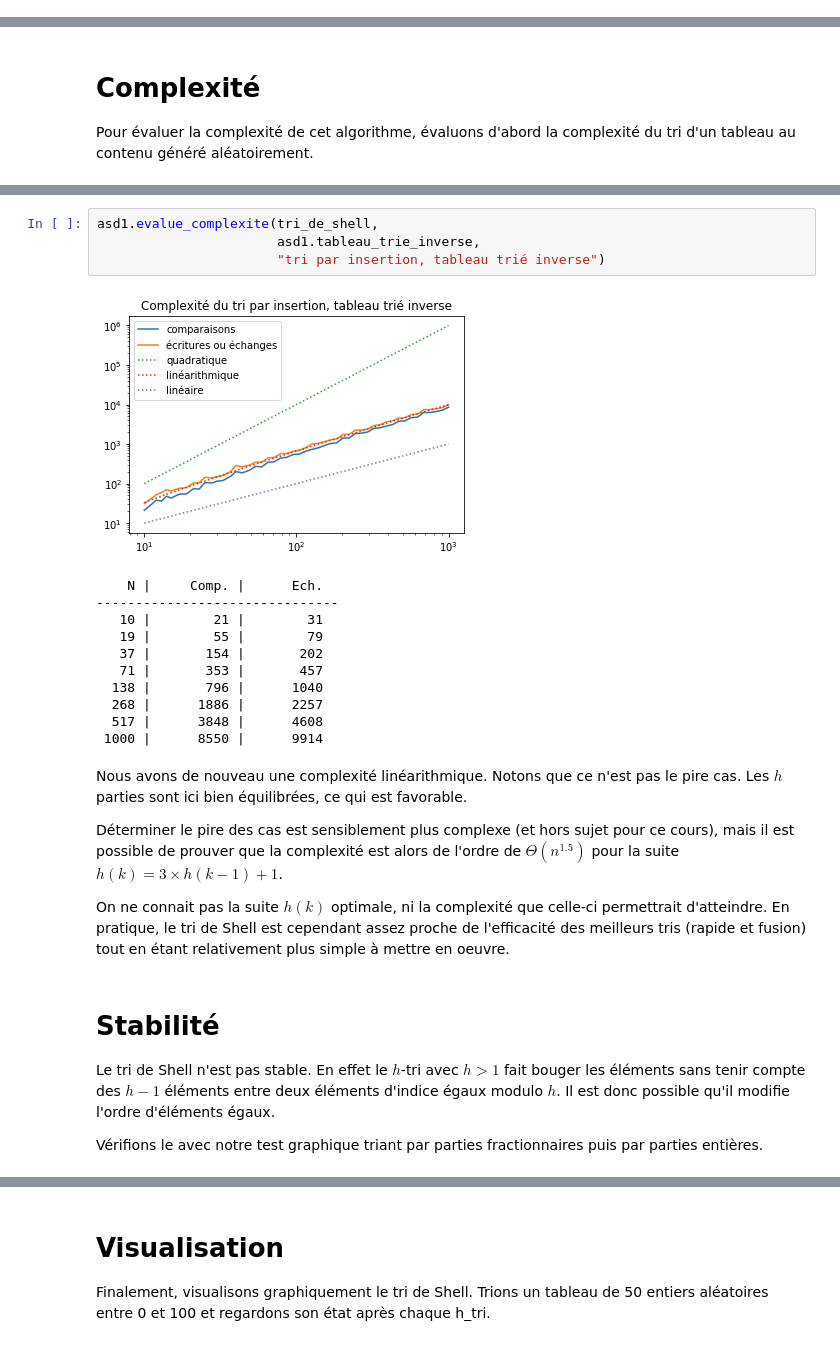
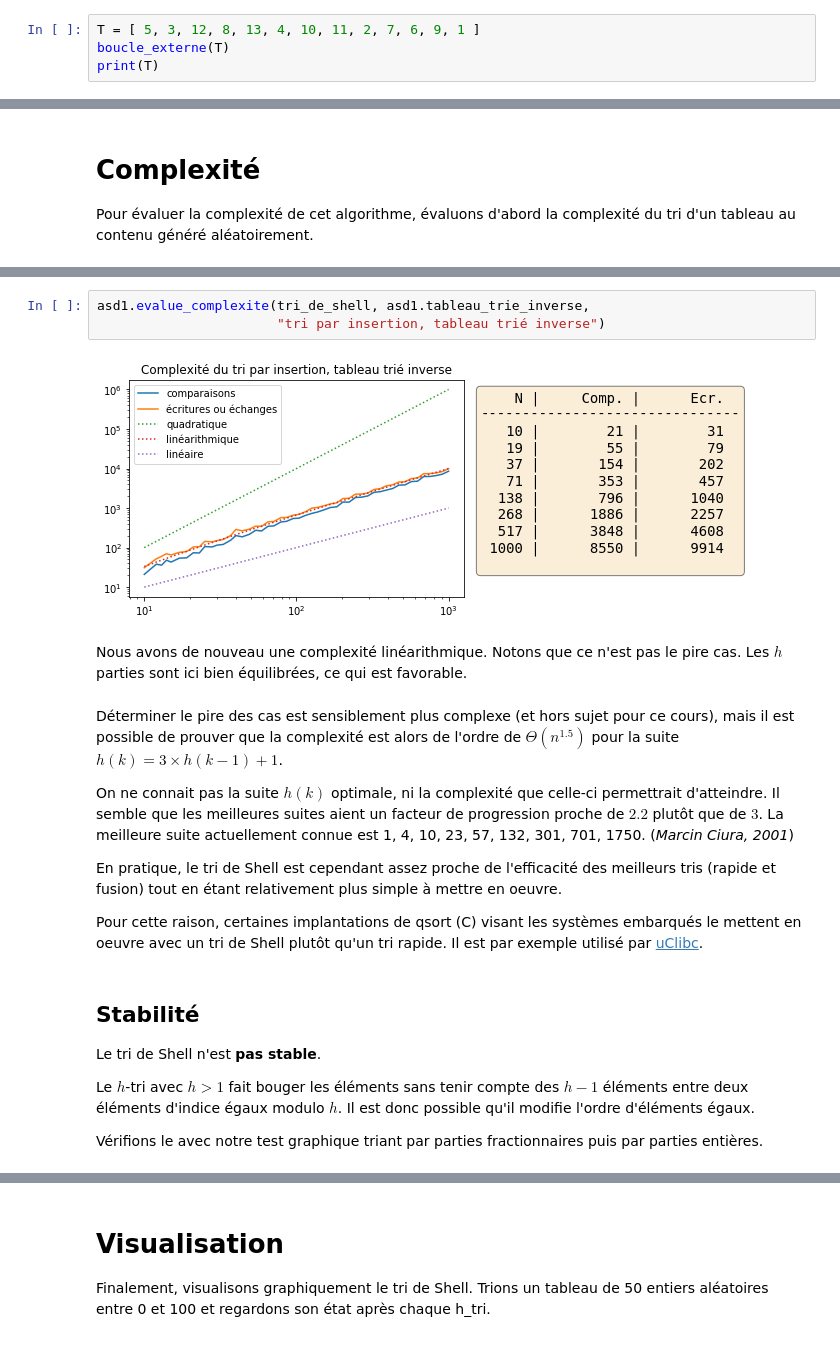
Before and after one commit to ocuisenaire/ASD1-notebooks, a Jupyter notebook: 3 - Tris/4 - Tri de Shell.ipynb, the cells around one changed output, grey strips where cells are left out. Cells and saved outputs as stored; diff of their text form.

```diff
--- a/3 - Tris/4 - Tri de Shell.ipynb
+++ b/3 - Tris/4 - Tri de Shell.ipynb
@@ -97,0 +89,4 @@ print(T)
+# %%
+T = [ 5, 3, 12, 8, 13, 4, 10, 11, 2, 7, 6, 9, 1 ]
+boucle_externe(T)
+print(T)
@@ -177,29 +153,24 @@ Observons maintenant le cas inverse d'une entrée triée à l'envers
 # %%
-asd1.evalue_complexite(tri_de_shell,
-                       asd1.tableau_trie_inverse,
+asd1.evalue_complexite(tri_de_shell, asd1.tableau_trie_inverse,
                        "tri par insertion, tableau trié inverse")
 # %% [output]
-[figure, old version]
+[figure, new version]
-    N |     Comp. |      Ech.
--------------------------------
-   10 |        21 |        31
-   19 |        55 |        79
-   37 |       154 |       202
-   71 |       353 |       457
-  138 |       796 |      1040
-  268 |      1886 |      2257
-  517 |      3848 |      4608
- 1000 |      8550 |      9914
+# %% [markdown]
+Nous avons de nouveau une complexité linéarithmique. Notons que ce n'est pas le pire cas. Les $h$ parties sont ici bien équilibrées, ce qui est favorable.
 # %% [markdown]
-Nous avons de nouveau une complexité linéarithmique. Notons que ce n'est pas le pire cas. Les $h$ parties sont ici bien équilibrées, ce qui est favorable.
-
 Déterminer le pire des cas est sensiblement plus complexe (et hors sujet pour ce cours), mais il est possible de prouver que la complexité est alors de l'ordre de $\Theta(n^{1.5})$ pour la suite $h(k) = 3 \times h(k-1)+1$.
 
-On ne connait pas la suite $h(k)$ optimale, ni la complexité que celle-ci permettrait d'atteindre. En pratique, le tri de Shell est cependant assez proche de l'efficacité des meilleurs tris (rapide et fusion) tout en étant relativement plus simple à mettre en oeuvre.
+On ne connait pas la suite $h(k)$ optimale, ni la complexité que celle-ci permettrait d'atteindre. Il semble que les meilleures suites aient un facteur de progression proche de $2.2$ plutôt que de $3$. La meilleure suite actuellement connue est 1, 4, 10, 23, 57, 132, 301, 701, 1750. (*Marcin Ciura, 2001*)
+
+En pratique, le tri de Shell est cependant assez proche de l'efficacité des meilleurs tris (rapide et fusion) tout en étant relativement plus simple à mettre en oeuvre.
+
+Pour cette raison, certaines implantations de qsort (C) visant les systèmes embarqués le mettent en oeuvre avec un tri de Shell plutôt qu'un tri rapide. Il est par exemple utilisé par [uClibc](https://fr.wikipedia.org/wiki/UClibc).
 # %% [markdown]
-# Stabilité
+## Stabilité
 
-Le tri de Shell n'est pas stable. En effet le $h$-tri avec $h>1$ fait bouger les éléments sans tenir compte des $h-1$ éléments entre deux éléments d'indice égaux modulo $h$. Il est donc possible qu'il modifie l'ordre d'éléments égaux.
+Le tri de Shell n'est **pas stable**.
+
+Le $h$-tri avec $h>1$ fait bouger les éléments sans tenir compte des $h-1$ éléments entre deux éléments d'indice égaux modulo $h$. Il est donc possible qu'il modifie l'ordre d'éléments égaux.
 
 Vérifions le avec notre test graphique triant par parties fractionnaires puis par parties entières.
 # %%
```
Also changed, not shown: parts of 33 cells of this notebook, 2 other files.
